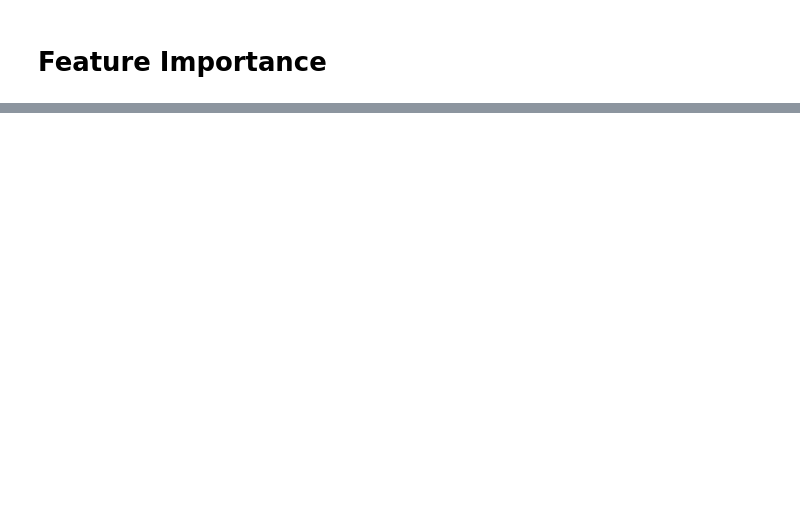
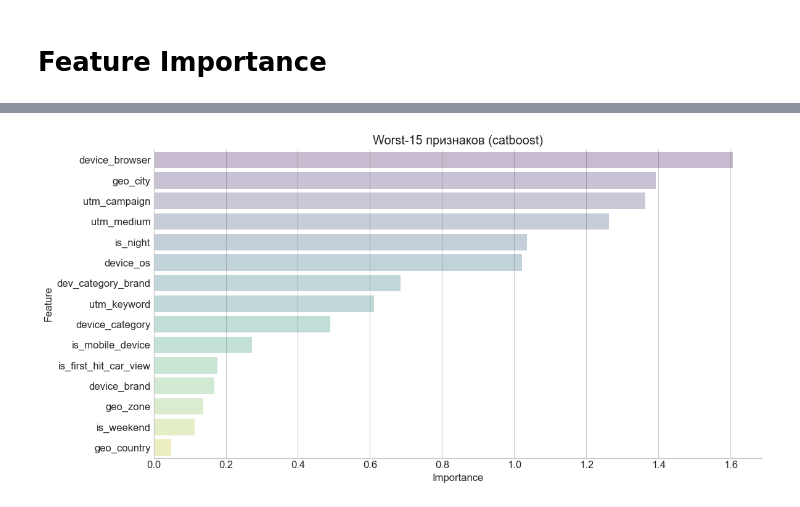
Before and after one commit to fenderfeniks/sber_autopodpiska, a Jupyter notebook: notebooks/3.0-baseline-model.ipynb, the cells around one changed output, grey strips where cells are left out. Drawn from its saved outputs; the diff is of its cells as text; code cells hidden in the pictures; blank space fills up the shorter version.

Commit message:
feature_engineering + base model + feature importance ROC-AUC = 0.9188

```diff
--- a/notebooks/3.0-baseline-model.ipynb
+++ b/notebooks/3.0-baseline-model.ipynb
@@ -52,3 +68,6 @@ except AttributeError:
 Проект: outsource_project_name | Режим: Baseline Modeling
 # %% [markdown]
 # Data Loading
+# %%
+df = pd.read_parquet(f"{cfg.paths.features_dir}/df_aggregated.pq")
+df.head()
@@ -95,14 +143,12 @@ with mlflow.start_run(run_name=run_name):
 # 1. Прогоняем тестовые данные через сохраненный препроцессор
 # (Чтобы не писать это руками, в будущем добавим метод evaluate в MLPipeline,
 # но для анализа в ноутбуке делаем руками)
-prep = pipeline._get_preprocessor()
-# ВАЖНО: препроцессор уже обучен внутри pipeline.train, поэтому тут только transform!
-X_test_clean = prep.transform(X_test)
+X_test_clean = pipeline.preprocessor.transform(X_test)
 
 # 2. Получаем предсказания
 preds = model.predict(X_test_clean)
 
-task_type = cfg.data.tabular.task_type
+task_type = cfg.task_type
 print(f"--- МЕТРИКИ БЕЙЗЛАЙНА ({task_type.upper()}) ---\n")
 
 if task_type in ['binary', 'multiclass']:
@@ -121,11 +180,14 @@ elif task_type == 'regression':
 # %% [markdown]
 # Feature Importance
 # %%
-# CatBoost/LightGBM/XGBoost умеют отдавать важность фичей из коробки
 if hasattr(model.model, 'feature_importances_'):
     importances = model.model.feature_importances_
-    # Имена колонок берем из очищенного датасета (чтобы учесть OneHot/Target кодирование)
-    feature_names = prep.get_feature_names_out() if hasattr(prep, 'get_feature_names_out') else X_test.columns
+
+    # 1. Просто прогоняем тестовые признаки через предобработку
+    X_test_clean = pipeline.preprocessor.transform(X_test)
+
+    # 2. Имена колонок гарантированно лежат в самом чистом DataFrame!
+    feature_names = X_test_clean.columns.tolist()
 
     fi_df = pd.DataFrame({
         'Feature': feature_names,
@@ -134,7 +196,7 @@ if hasattr(model.model, 'feature_importances_'):
 
     plt.figure()
     sns.barplot(
-        data=fi_df.head(15), # Показываем топ-15
+        data=fi_df.head(15),  # Показываем топ-15
         x='Importance',
         y='Feature',
         palette='viridis',
@@ -147,0 +219,30 @@ else:
+# %%
+if hasattr(model.model, 'feature_importances_'):
+    importances = model.model.feature_importances_
+
+    # 1. Просто прогоняем тестовые признаки через предобработку
+    X_test_clean = pipeline.preprocessor.transform(X_test)
+
+    # 2. Имена колонок гарантированно лежат в самом чистом DataFrame!
+    feature_names = X_test_clean.columns.tolist()
+
+    fi_df = pd.DataFrame({
+        'Feature': feature_names,
+        'Importance': importances
+    }).sort_values(by='Importance', ascending=False)
+
+    plt.figure()
+    sns.barplot(
+        data=fi_df.tail(15),  # Показываем худшие 15
+        x='Importance',
+        y='Feature',
+        palette='viridis',
+        alpha=PLOT_ALPHA
+    )
+    plt.title(f"Worst-15 признаков ({cfg.model.name})")
+    plt.tight_layout()
+    plt.show()
+else:
+    print("У выбранной модели нет встроенного атрибута feature_importances_.")
+# %% [output]
+[figure, added]
```
Also changed, not shown: parts of 9 cells of this notebook, 9 other files.
